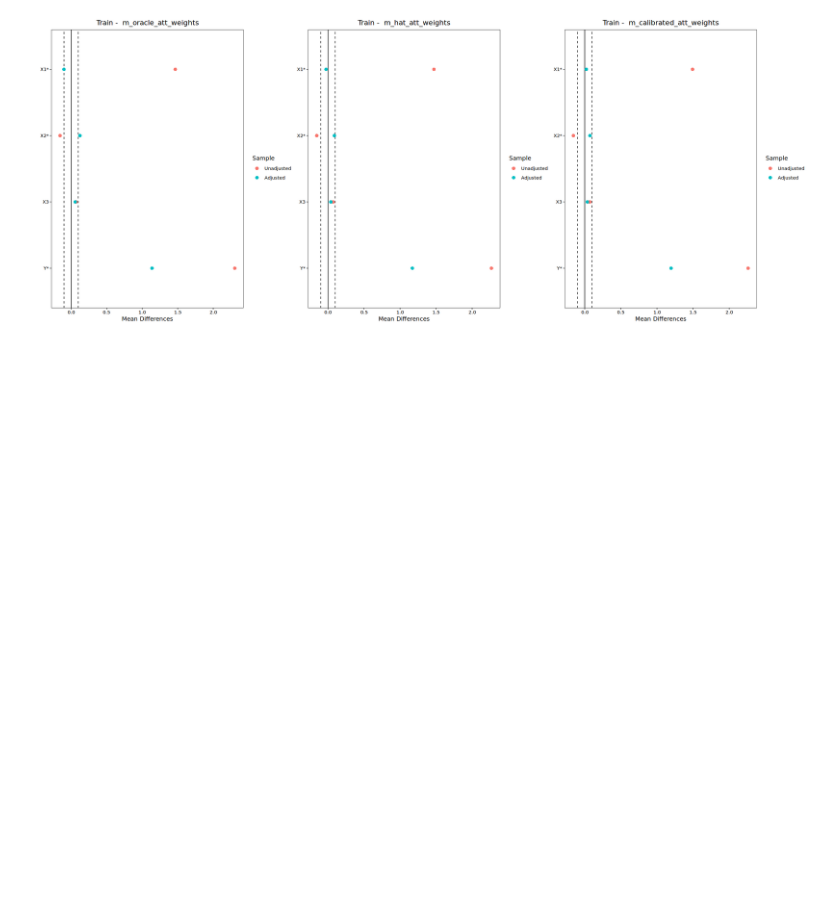
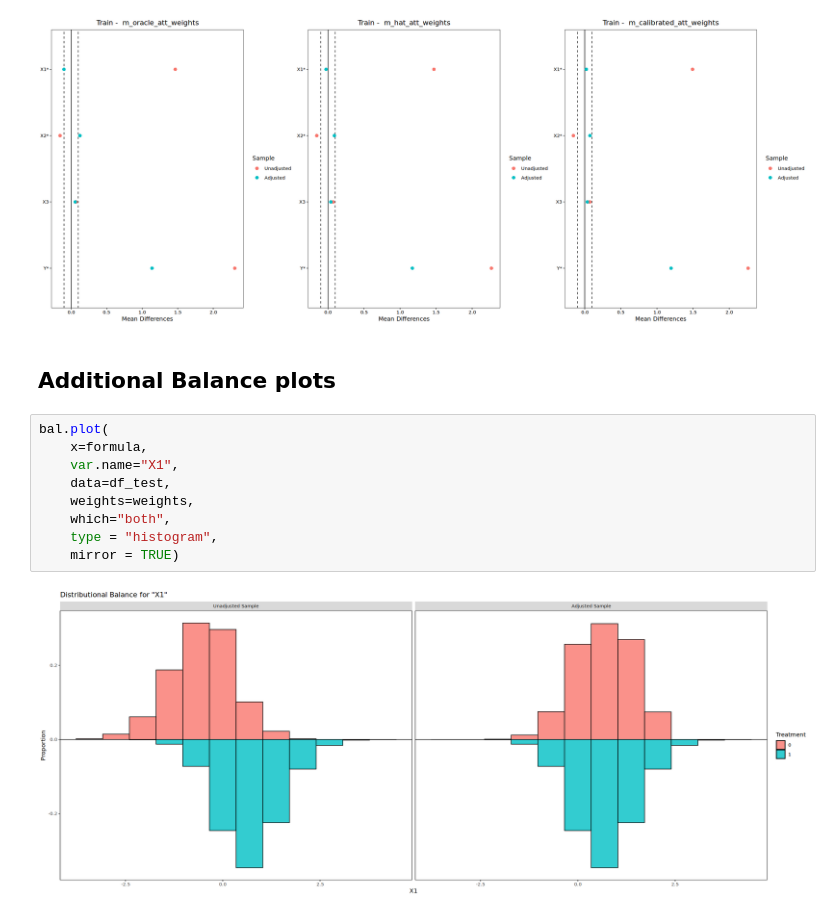
Before and after one commit to SvenKlaassen/cov-balance, a Jupyter notebook: cobalt_tests/r/balanced_dgp.ipynb, the cells around one changed output. Saved outputs shown, nothing was run; the diff lists cells and outputs as text; blank space fills up the shorter version.

Commit message:
add additional balance plot

```diff
--- a/cobalt_tests/r/balanced_dgp.ipynb
+++ b/cobalt_tests/r/balanced_dgp.ipynb
@@ -278,3 +278,16 @@ options(repr.plot.width = 20, repr.plot.height = 8)
 grid.arrange(grobs = att_plots_train, nrow = 1, ncol = 3)
 # %% [output]
 [figure]
+# %% [markdown]
+## Additional Balance plots
+# %%
+bal.plot(
+    x=formula,
+    var.name="X1",
+    data=df_test,
+    weights=weights,
+    which="both",
+    type = "histogram",
+    mirror = TRUE)
+# %% [output]
+[figure, added]
```
Also changed, not shown: 1 other file.
